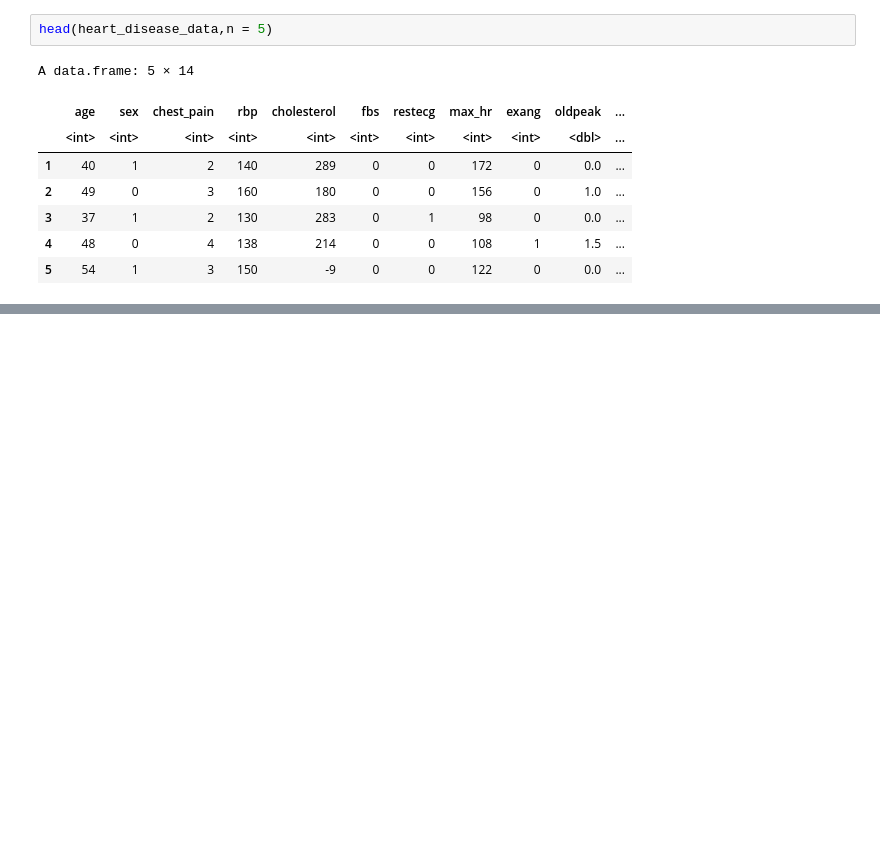
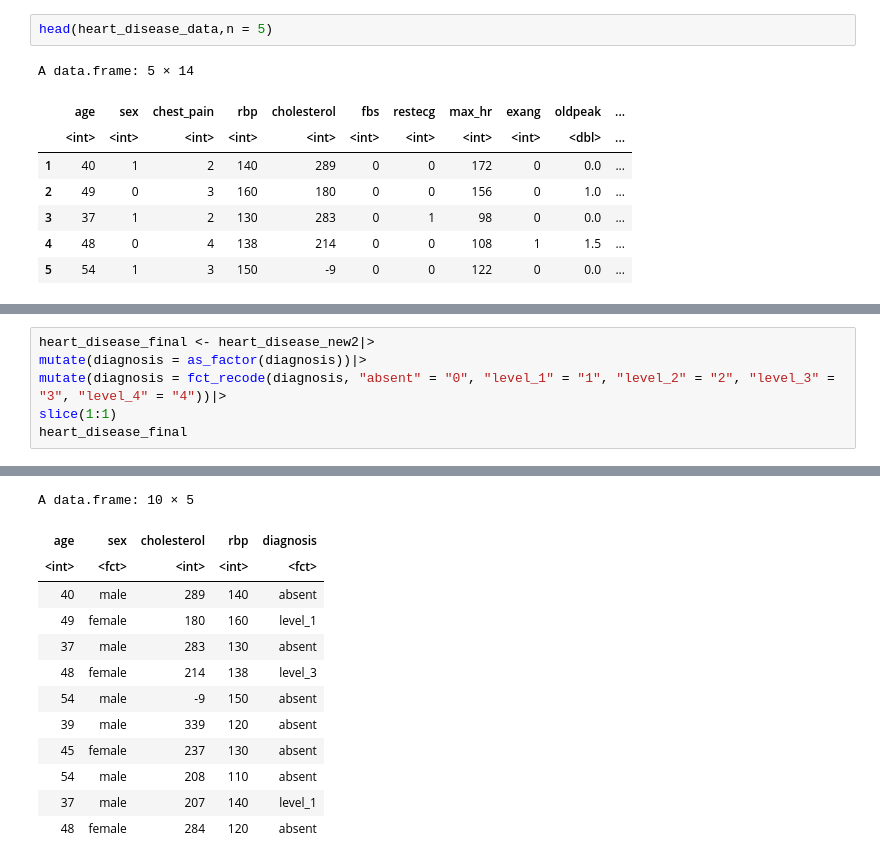
Before and after one commit to denali-gordon/Heart-Disease---Group-Project-DSCI, a Jupyter notebook: heartdiseasecode.ipynb, the cells around one changed output, grey strips where cells are left out. Cells and saved outputs as stored; diff of their text form; blank space fills up the shorter version.

```diff
--- a/heartdiseasecode.ipynb
+++ b/heartdiseasecode.ipynb
@@ -111,0 +160,7 @@ A data.frame: 5 × 14
+# %%
+heart_disease_final <- heart_disease_new2|>
+mutate(diagnosis = as_factor(diagnosis))|>
+mutate(diagnosis = fct_recode(diagnosis, "absent" = "0", "level_1" = "1", "level_2" = "2", "level_3" = "3", "level_4" = "4"))|>
+slice(1:1)
+heart_disease_final
+# %% [output]
@@ -111,0 +172,13 @@ A data.frame: 5 × 14
+A data.frame: 10 × 5
+| age | sex | cholesterol | rbp | diagnosis |
+| <int> | <fct> | <int> | <int> | <fct> |
+| 40 | male | 289 | 140 | absent |
+| 49 | female | 180 | 160 | level_1 |
+| 37 | male | 283 | 130 | absent |
+| 48 | female | 214 | 138 | level_3 |
+| 54 | male | -9 | 150 | absent |
+| 39 | male | 339 | 120 | absent |
+| 45 | female | 237 | 130 | absent |
+| 54 | male | 208 | 110 | absent |
+| 37 | male | 207 | 140 | level_1 |
+| 48 | female | 284 | 120 | absent |
```
Also changed, not shown: parts of 3 cells of this notebook.
